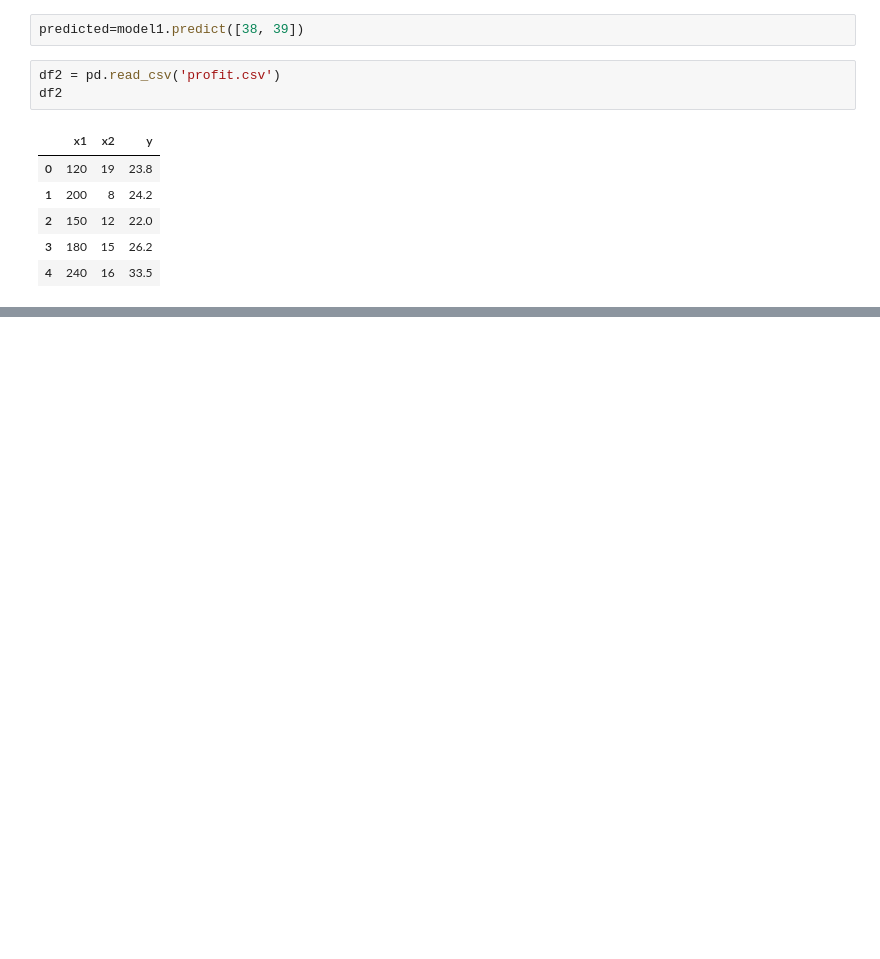
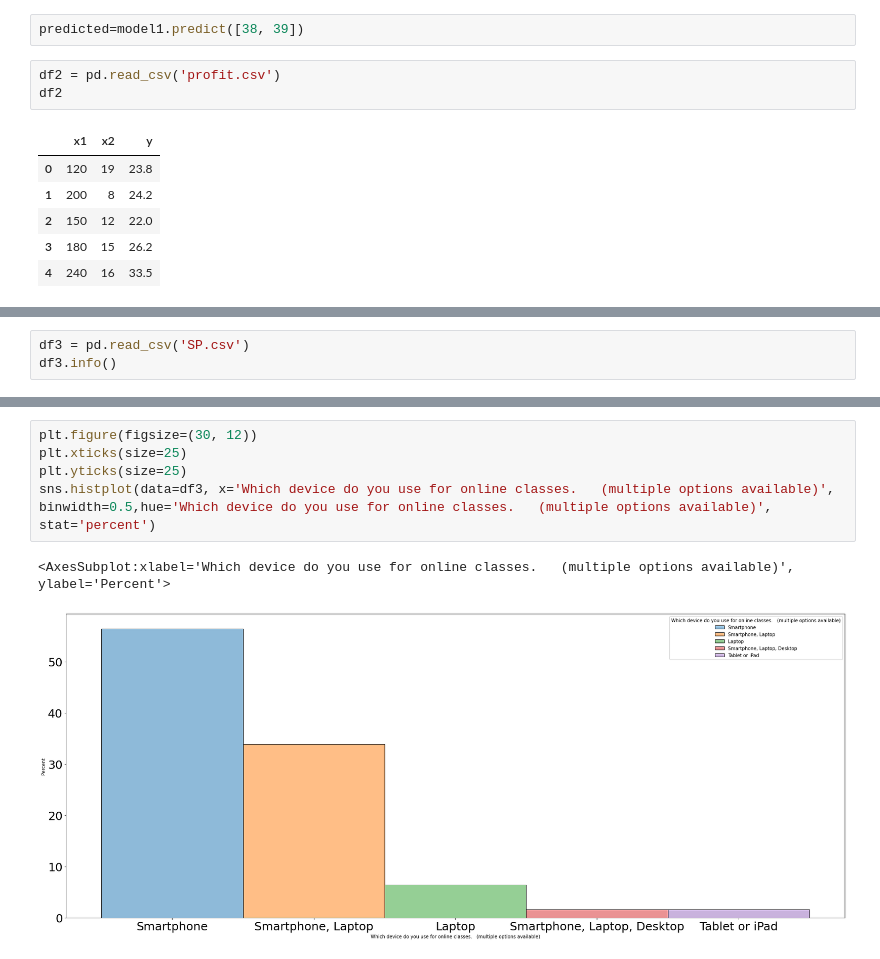
Before and after one commit to BALAJI24092001/Student-Perception-Analysis, a Jupyter notebook: StudentPercetionAnalysis.ipynb, the cells around one changed output, grey strips where cells are left out. Cells and saved outputs as stored; diff of their text form; blank space fills up the shorter version.

```diff
--- a/StudentPercetionAnalysis.ipynb
+++ b/StudentPercetionAnalysis.ipynb
@@ -505,3 +505,6 @@ model3.summary2(alpha=0.01)
 | Prob(Omnibus): | nan | Jarque-Bera (JB): | 1.672 |
 | Skew: | -1.415 | Prob(JB): | 0.433 |
 | Kurtosis: | 3.138 | Condition No.: | 1274 |
+# %%
+df3 = pd.read_csv('SP.csv')
+df3.info()
@@ -507,0 +529,8 @@ model3.summary2(alpha=0.01)
+# %%
+plt.figure(figsize=(30, 12))
+plt.xticks(size=25)
+plt.yticks(size=25)
+sns.histplot(data=df3, x='Which device do you use for online classes.   (multiple options available)', binwidth=0.5,hue='Which device do you use for online classes.   (multiple options available)', stat='percent')
+# %% [output]
+<AxesSubplot:xlabel='Which device do you use for online classes.   (multiple options available)', ylabel='Percent'>
+[figure, added]
```
Also changed, not shown: parts of 6 cells of this notebook.
